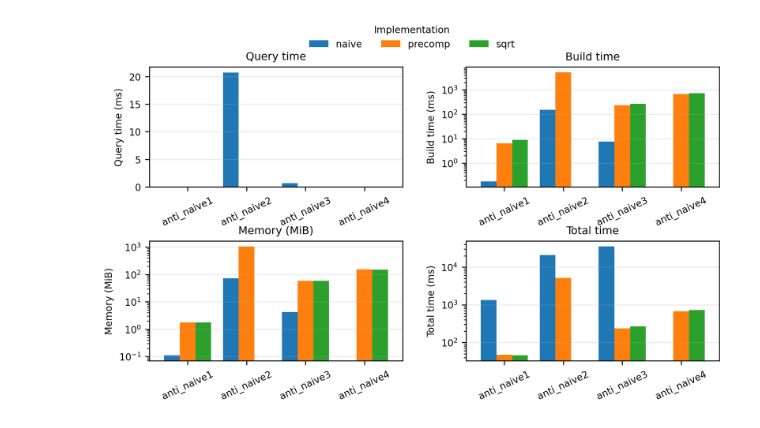
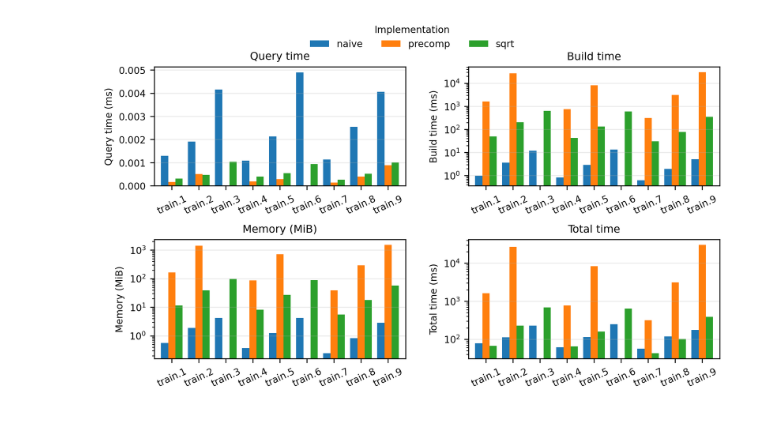
Before and after one commit to kollmannbalint/distinguish_queries, a Jupyter notebook: testing/analysis/result_analysis.ipynb, the cells around one changed output. Cells and saved outputs as stored; diff of their text form; code cells hidden in the pictures.

```diff
--- a/testing/analysis/result_analysis.ipynb
+++ b/testing/analysis/result_analysis.ipynb
@@ -5,7 +5,7 @@ import os
 
 WD =  os.getcwd()
 BASE_DIR = os.path.abspath(os.path.join(WD, "..", ".."))
-RESULTS = os.path.join(BASE_DIR, "data", "results", "anti", "anti.csv")
+RESULTS = os.path.join(BASE_DIR, "data", "results", "abbadingo", "abbadingo_test_results.csv")
 
 df = pd.read_csv(RESULTS)
 
@@ -32,23 +32,6 @@ clean = clean.rename(columns={
     "memory_bytes": "memory_mib"
 })
 
-sqrt_ref = (
-    clean[clean["impl"] == "sqrt"]
-    .groupby("dataset")
-    .agg(
-        cnt_nodes=("cnt_nodes", "first"),
-        cnt_links=("cnt_links", "first"),
-        cnt_dist=("cnt_distinguishable_suffixes",
-                  lambda s: s[s >= 0].iloc[0]),
-        avg_overlap=("avg_overlap", "mean")
-    )
-)
-
-clean["cnt_nodes"] = clean["dataset"].map(sqrt_ref["cnt_nodes"])
-clean["cnt_links"] = clean["dataset"].map(sqrt_ref["cnt_links"])
-clean["cnt_distinguishable_suffixes"] = clean["dataset"].map(sqrt_ref["cnt_dist"])
-clean["avg_overlap"] = clean["avg_overlap"].map(sqrt_ref["avg_overlap"])
-
 clean
 # %% [output]
 |  | dataset | status | impl | positive_set_size | negative_set_size | number_of_queries | build_time_ms | ... |
@@ -80,10 +59,6 @@ summary = (
             num_pos=("positive_set_size", "first"),
             num_neg=("negative_set_size", "first"),
             num_queries=("number_of_queries", "first"),
-            cnt_nodes=("cnt_nodes", "first"),
-            cnt_links=("cnt_links", "first"),
-            cnt_dist=("cnt_distinguishable_suffixes", "first"),
-            avg_overlap=("avg_overlap", "first")
         )
         .reset_index()
 )
@@ -103,15 +78,6 @@ summary["num_traces"] = (
     summary["num_neg"]
 )
 
-summary["link_density"] = (
-    summary["cnt_links"] /
-    summary["cnt_nodes"]
-)
-
-summary["dist_ratio"] = (
-    summary["cnt_dist"] /
-    summary["cnt_links"]
-)
 
 summary
 # %% [output]
@@ -143,7 +115,7 @@ metrics = [
 ]
 
 for ax, (metric, ylabel, use_log) in zip(axes.flat, metrics):
-    pivot = summary.pivot(
+    pivot = summary[:25].pivot(
         index="dataset",
         columns="impl",
         values=metric
@@ -163,34 +135,34 @@ for ax, (metric, ylabel, use_log) in zip(axes.flat, metrics):
         ax.set_yscale("log")
 
     ax.tick_params(axis="x", rotation=25)
     ax.grid(axis="y", alpha=0.25)
 
 handles, labels = axes[0, 0].get_legend_handles_labels()
 
 fig.legend(
     handles,
     labels,
     title="Implementation",
     loc="upper center",
     ncol=min(len(labels), 4),
     frameon=False,
 )
 
 for ax in axes.flat:
     ax.legend().remove()
 
 plt.subplots_adjust(
     left=0.07,
     right=0.99,
     bottom=0.12,
     top=0.88,
     wspace=0.25,
     hspace=0.45
 )
 
 plt.show()
 # %% [output]
-[figure, old version]
+[figure, new version]
 # %%
 plt.rcParams.update({
     "font.size": 8,
```
Also changed, not shown: parts of 4 cells of this notebook, 2 other files.
